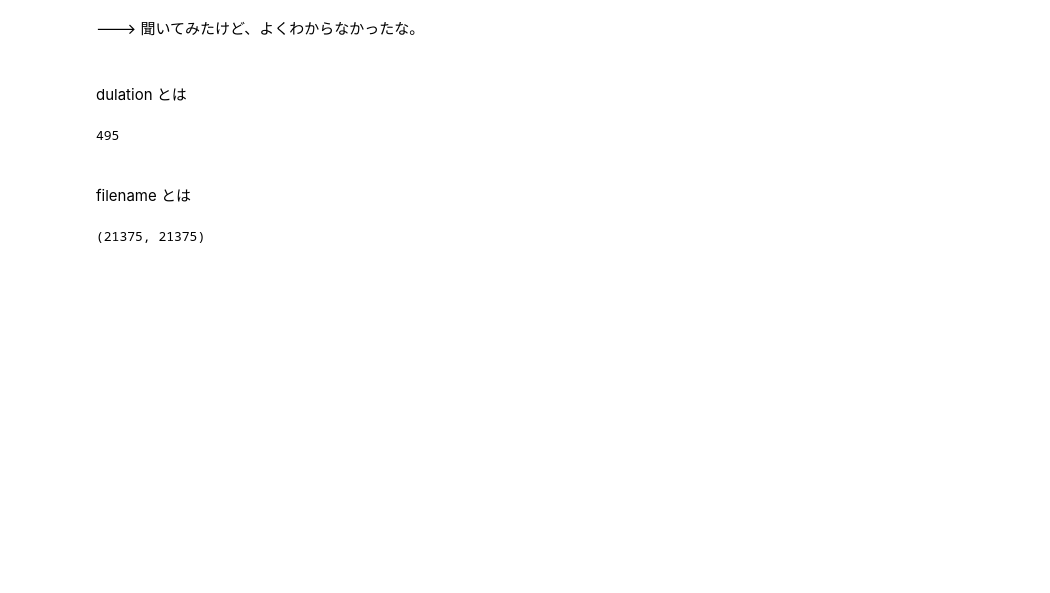
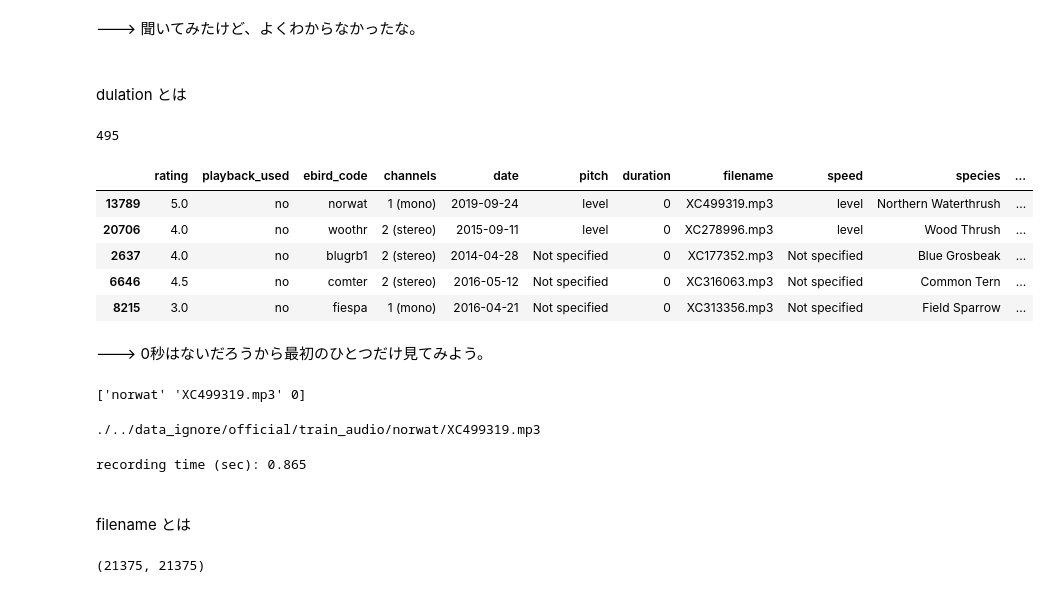
Before and after one commit to fkubota/kaggle-Cornell-Birdcall-Identification, a Jupyter notebook: nb/001_eda.ipynb, the cells around one changed output. Cells and saved outputs as stored; diff of their text form; code cells hidden in the pictures; blank space fills up the shorter version.

```diff
--- a/nb/001_eda.ipynb
+++ b/nb/001_eda.ipynb
@@ -240,6 +253,32 @@ dulation とは
 df_train['duration'].nunique()
 # %% [output]
 495
+# %%
+df_train.sort_values('duration').head(5)
+# %% [output]
+|  | rating | playback_used | ebird_code | channels | date | pitch | duration | filename | speed | species | ... |
+| 13789 | 5.0 | no | norwat | 1 (mono) | 2019-09-24 | level | 0 | XC499319.mp3 | level | Northern Waterthrush | ... |
+| 20706 | 4.0 | no | woothr | 2 (stereo) | 2015-09-11 | level | 0 | XC278996.mp3 | level | Wood Thrush | ... |
+| 2637 | 4.0 | no | blugrb1 | 2 (stereo) | 2014-04-28 | Not specified | 0 | XC177352.mp3 | Not specified | Blue Grosbeak | ... |
+| 6646 | 4.5 | no | comter | 2 (stereo) | 2016-05-12 | Not specified | 0 | XC316063.mp3 | Not specified | Common Tern | ... |
+| 8215 | 3.0 | no | fiespa | 1 (mono) | 2016-04-21 | Not specified | 0 | XC313356.mp3 | Not specified | Field Sparrow | ... |
+# %% [markdown]
+---> 0秒はないだろうから最初のひとつだけ見てみよう。
+# %%
+val = df_train.sort_values('duration')[['ebird_code', 'filename', 'duration']].iloc[0, :].values
+print(val)
+# %% [output]
+['norwat' 'XC499319.mp3' 0]
+# %%
+path = f'./../data_ignore/official/train_audio/{val[0]}/{val[1]}'
+print(path)
+# %% [output]
+./../data_ignore/official/train_audio/norwat/XC499319.mp3
+# %%
+signal, sr = librosa.load(path)
+print(f'recording time (sec): {len(signal)/sr:.3f}')
+# %% [output]
+recording time (sec): 0.865
 # %% [markdown]
 <br>
 
```
Also changed, not shown: parts of 2 cells of this notebook, 6 other files.
